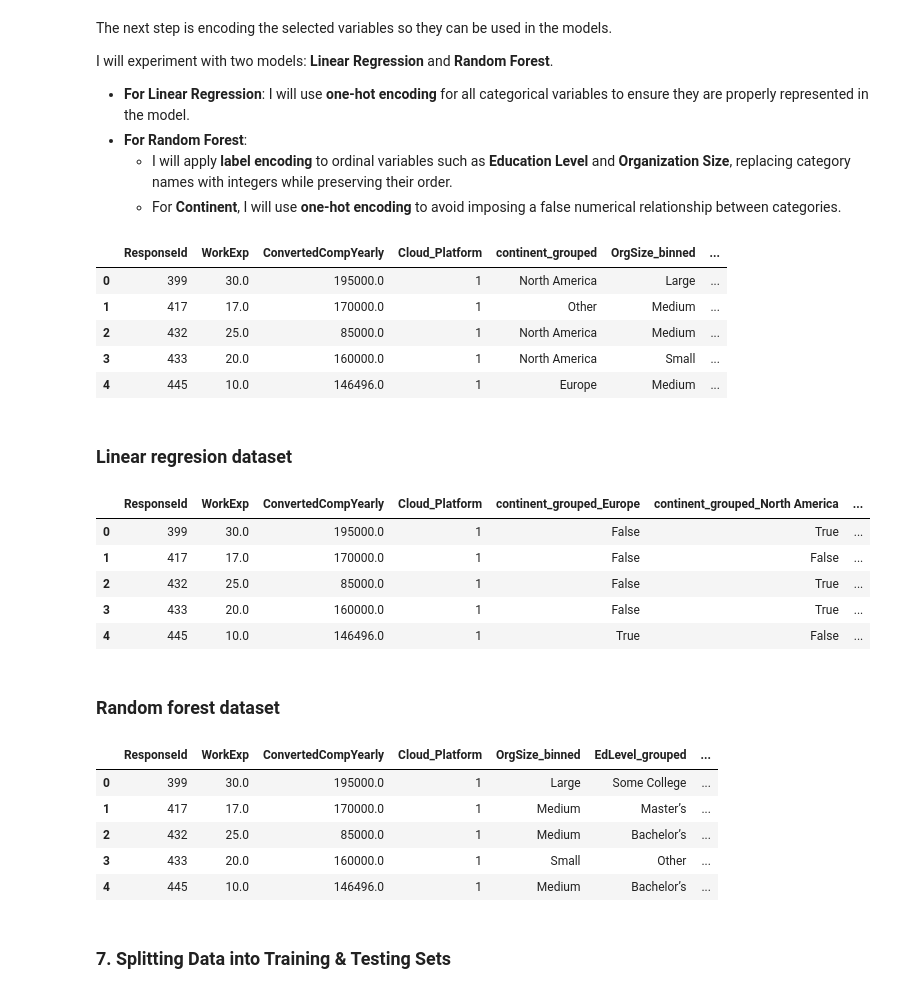
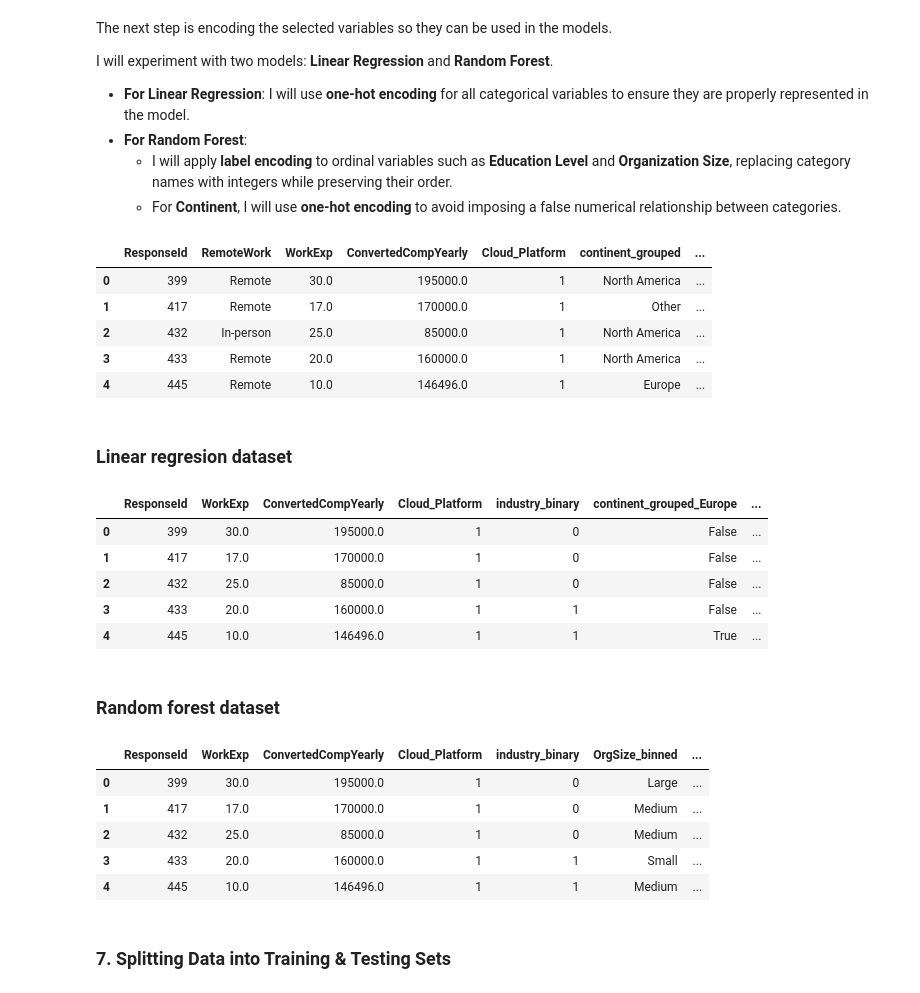
Before and after one commit to CaroBarros/udacity_project_data_science_blog, a Jupyter notebook: notebook/data_science_exercise.ipynb, the cells around one changed output. Saved outputs shown, nothing was run; the diff lists cells and outputs as text; code cells hidden in the pictures.

```diff
--- a/notebook/data_science_exercise.ipynb
+++ b/notebook/data_science_exercise.ipynb
@@ -758,3 +749,10 @@ dominant_continents = ['Europe', 'North America', 'Asia']
 
 # Create a new column with "Other" for less frequent categories
 df_cleaned['continent_grouped'] = df_cleaned['Continent'].apply(lambda x: x if x in dominant_continents else 'Other')
+# %%
+# Find the dominant category (most frequent one)
+dominant_category = df_cleaned['Industry'].value_counts().idxmax()
+print(f"Dominant Category: {dominant_category}")
+
+# Create a new binary column
+df_cleaned['industry_binary'] = (df_cleaned['Industry'] == dominant_category).astype(int)
@@ -869,7 +869,7 @@ Index(['ResponseId', 'Age', 'RemoteWork', 'YearsCodePro', 'OrgSize', 'WorkExp',
       dtype='object')
 # %%
 columns_to_drop = ['YearsCodePro' ,'num_databases', 'num_platforms', 'num_webframes','Rust', 'Go', 'Scala','JobSat','num_languages','High_Paying_Langs', 'High_Paying_Platforms',
-                   'Age_Num','Age', 'RemoteWork','Industry','OrgSize','Continent','Edlevel_Simplified']
+                   'Age_Num','Age','Industry','OrgSize','Continent','Edlevel_Simplified']
 
 df_cleaned = df_cleaned.drop(columns= columns_to_drop)
 # %% [markdown]
@@ -887,29 +887,29 @@ I will experiment with two models: **Linear Regression** and **Random Forest**.
 # Check dataset with the selected variables.
 df_cleaned.head()
 # %% [output]
-|  | ResponseId | WorkExp | ConvertedCompYearly | Cloud_Platform | continent_grouped | OrgSize_binned | ... |
-| 0 | 399 | 30.0 | 195000.0 | 1 | North America | Large | ... |
-| 1 | 417 | 17.0 | 170000.0 | 1 | Other | Medium | ... |
-| 2 | 432 | 25.0 | 85000.0 | 1 | North America | Medium | ... |
-| 3 | 433 | 20.0 | 160000.0 | 1 | North America | Small | ... |
-| 4 | 445 | 10.0 | 146496.0 | 1 | Europe | Medium | ... |
+|  | ResponseId | RemoteWork | WorkExp | ConvertedCompYearly | Cloud_Platform | continent_grouped | ... |
+| 0 | 399 | Remote | 30.0 | 195000.0 | 1 | North America | ... |
+| 1 | 417 | Remote | 17.0 | 170000.0 | 1 | Other | ... |
+| 2 | 432 | In-person | 25.0 | 85000.0 | 1 | North America | ... |
+| 3 | 433 | Remote | 20.0 | 160000.0 | 1 | North America | ... |
+| 4 | 445 | Remote | 10.0 | 146496.0 | 1 | Europe | ... |
 # %% [markdown]
 ### Linear regresion dataset
 # %%
 # List of categorical columns
-cat_features = ['continent_grouped', 'OrgSize_binned', 'EdLevel_grouped']
+cat_features = ['continent_grouped', 'OrgSize_binned', 'EdLevel_grouped','RemoteWork']
 
 # Apply One-Hot Encoding
 df_linear = pd.get_dummies(df_cleaned, columns=cat_features, drop_first=True)
 
 df_linear.head()
 # %% [output]
-|  | ResponseId | WorkExp | ConvertedCompYearly | Cloud_Platform | continent_grouped_Europe | continent_grouped_North America | ... |
-| 0 | 399 | 30.0 | 195000.0 | 1 | False | True | ... |
-| 1 | 417 | 17.0 | 170000.0 | 1 | False | False | ... |
-| 2 | 432 | 25.0 | 85000.0 | 1 | False | True | ... |
-| 3 | 433 | 20.0 | 160000.0 | 1 | False | True | ... |
-| 4 | 445 | 10.0 | 146496.0 | 1 | True | False | ... |
+|  | ResponseId | WorkExp | ConvertedCompYearly | Cloud_Platform | industry_binary | continent_grouped_Europe | ... |
+| 0 | 399 | 30.0 | 195000.0 | 1 | 0 | False | ... |
+| 1 | 417 | 17.0 | 170000.0 | 1 | 0 | False | ... |
+| 2 | 432 | 25.0 | 85000.0 | 1 | 0 | False | ... |
+| 3 | 433 | 20.0 | 160000.0 | 1 | 1 | False | ... |
+| 4 | 445 | 10.0 | 146496.0 | 1 | 1 | True | ... |
 # %%
 # Define features and target
 X_linear = df_linear.drop(columns=['ConvertedCompYearly','ResponseId'])
@@ -919,22 +919,22 @@ y = df_linear['ConvertedCompYearly']
 # %%
 # Copy original dataframe for Random Forest
 df_rf = df_cleaned.copy()
 
 org_size_mapping = {'Small': 0, 'Medium': 1, 'Large': 2, 'Extra Large': 3}
 ed_level_mapping = {'Bachelor’s':2 , 'Master’s': 3, 'Some College': 1, 'Other': 0}
 
 df_rf['OrgSize_binned_encoded'] = df_rf['OrgSize_binned'].map(org_size_mapping)
 df_rf['EdLevel_grouped_encoded'] = df_rf['EdLevel_grouped'].map(ed_level_mapping)
-df_rf = pd.get_dummies(df_rf, columns=['continent_grouped'], drop_first=True)
+df_rf = pd.get_dummies(df_rf, columns=['continent_grouped','RemoteWork'], drop_first=True)
 
 df_rf.head()
 # %% [output]
-|  | ResponseId | WorkExp | ConvertedCompYearly | Cloud_Platform | OrgSize_binned | EdLevel_grouped | ... |
-| 0 | 399 | 30.0 | 195000.0 | 1 | Large | Some College | ... |
-| 1 | 417 | 17.0 | 170000.0 | 1 | Medium | Master’s | ... |
-| 2 | 432 | 25.0 | 85000.0 | 1 | Medium | Bachelor’s | ... |
-| 3 | 433 | 20.0 | 160000.0 | 1 | Small | Other | ... |
-| 4 | 445 | 10.0 | 146496.0 | 1 | Medium | Bachelor’s | ... |
+|  | ResponseId | WorkExp | ConvertedCompYearly | Cloud_Platform | industry_binary | OrgSize_binned | ... |
+| 0 | 399 | 30.0 | 195000.0 | 1 | 0 | Large | ... |
+| 1 | 417 | 17.0 | 170000.0 | 1 | 0 | Medium | ... |
+| 2 | 432 | 25.0 | 85000.0 | 1 | 0 | Medium | ... |
+| 3 | 433 | 20.0 | 160000.0 | 1 | 1 | Small | ... |
+| 4 | 445 | 10.0 | 146496.0 | 1 | 1 | Medium | ... |
 # %%
 # Define features and target
 X_rf = df_rf.drop(columns=['ConvertedCompYearly','ResponseId','OrgSize_binned','EdLevel_grouped'])
```
Also changed, not shown: parts of 17 cells of this notebook.
